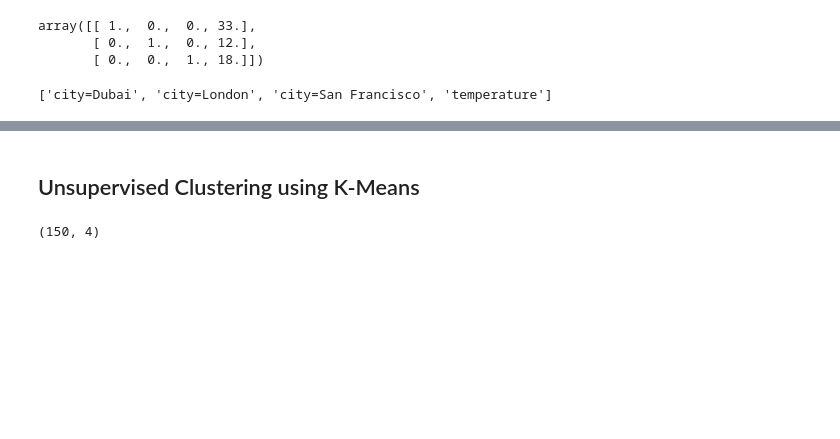
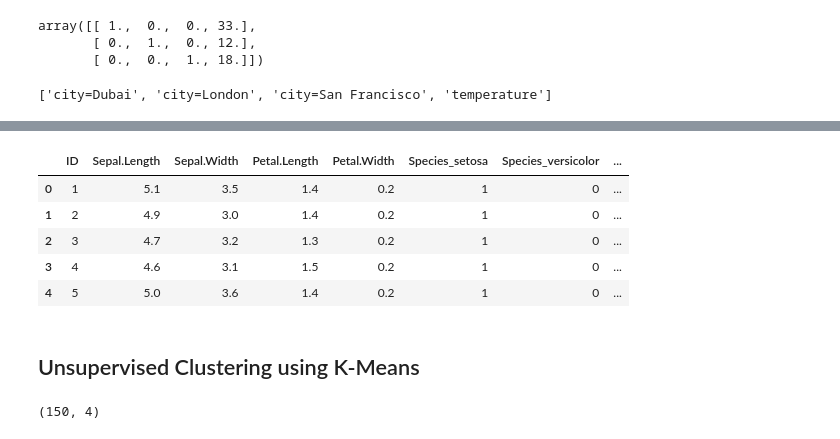
Before and after one commit to miguelazue/python-visualization-tutorial, a Jupyter notebook: 05_MachineLearning.ipynb, the cells around one changed output, grey strips where cells are left out. Cells and saved outputs as stored; diff of their text form; code cells hidden in the pictures; blank space fills up the shorter version.

Commit message:
add pandas one-hot encoding

```diff
--- a/05_MachineLearning.ipynb
+++ b/05_MachineLearning.ipynb
@@ -89,0 +93,6 @@ vec.get_feature_names()
+# %%
+import pandas as pd
+
+# load data from file
+pd_data = pd.read_csv('data/iris.csv', sep='\t')
+pd_data.head(5)
@@ -90,3 +106,20 @@ vec.get_feature_names()
+# %%
+# get all categorical columns of the data
+cat_columns = pd_data.select_dtypes(exclude=['number']).columns
+
+# encode the categorical feature
+encoded_data = pd.get_dummies(pd_data)
+# hint: be careful about which features to encode, e.g. the 'car' (= name) feature from the mtcars.cvs file should not be encoded
+
+encoded_data.head()
+#encoded_data.tail()
+# %% [output]
+|  | ID | Sepal.Length | Sepal.Width | Petal.Length | Petal.Width | Species_setosa | Species_versicolor | ... |
+| 0 | 1 | 5.1 | 3.5 | 1.4 | 0.2 | 1 | 0 | ... |
+| 1 | 2 | 4.9 | 3.0 | 1.4 | 0.2 | 1 | 0 | ... |
+| 2 | 3 | 4.7 | 3.2 | 1.3 | 0.2 | 1 | 0 | ... |
+| 3 | 4 | 4.6 | 3.1 | 1.5 | 0.2 | 1 | 0 | ... |
+| 4 | 5 | 5.0 | 3.6 | 1.4 | 0.2 | 1 | 0 | ... |
 # %% [markdown]
 ## Unsupervised Clustering using K-Means
 # %%
```
Also changed, not shown: parts of 2 cells of this notebook, 1 other file.
